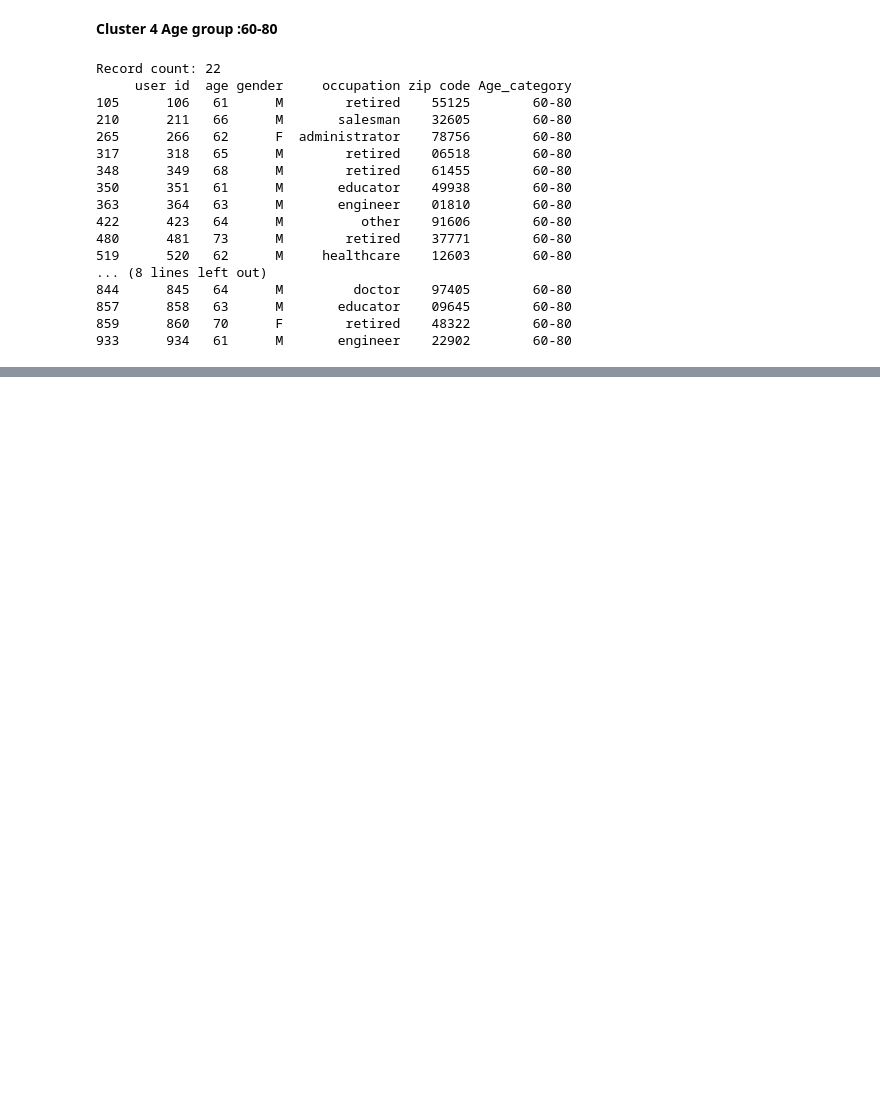
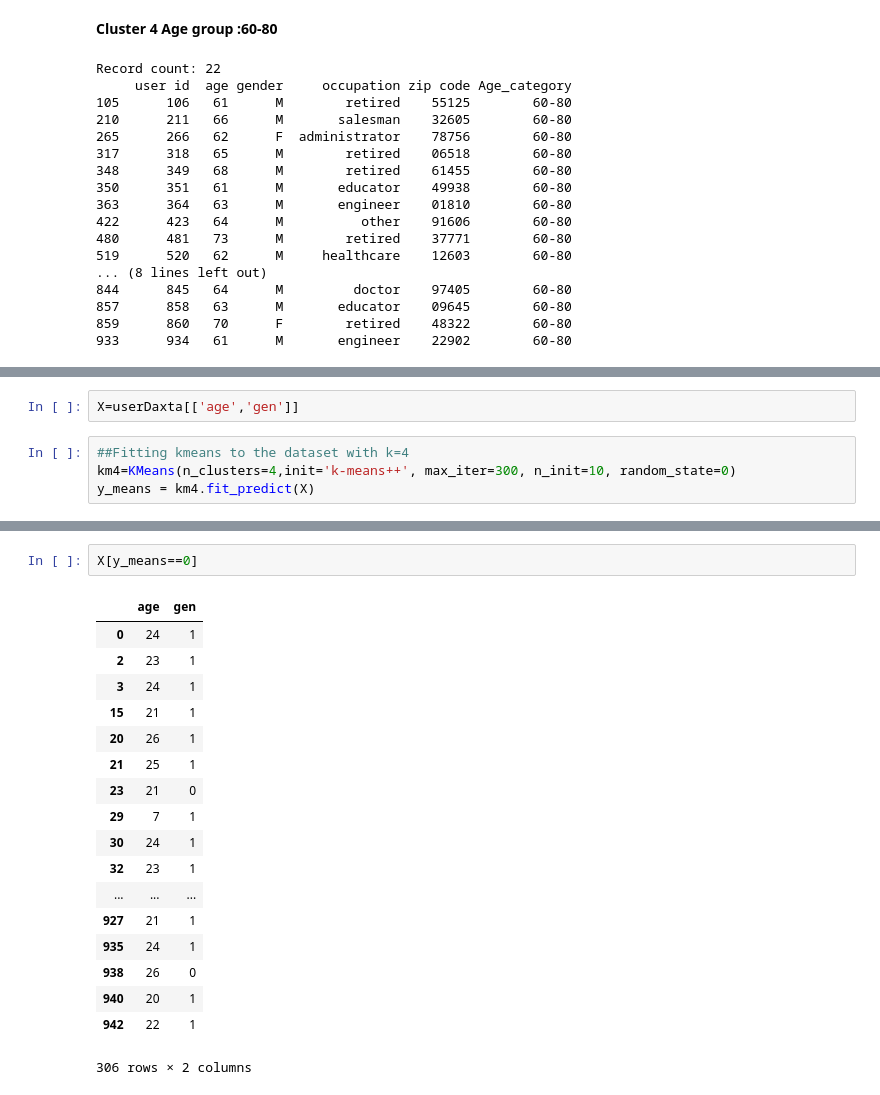
Before and after one commit to raghasri-raghavan/Recommendation-System, a Jupyter notebook: Untitled.ipynb, the cells around one changed output, grey strips where cells are left out. Drawn from its saved outputs; the diff is of its cells as text; blank space fills up the shorter version.

```diff
--- a/Untitled.ipynb
+++ b/Untitled.ipynb
@@ -367,0 +605,6 @@ Record count: 22
+# %%
+X=userDaxta[['age','gen']]
+# %%
+##Fitting kmeans to the dataset with k=4
+km4=KMeans(n_clusters=4,init='k-means++', max_iter=300, n_init=10, random_state=0)
+y_means = km4.fit_predict(X)
@@ -367,0 +633,21 @@ Record count: 22
+# %%
+X[y_means==0]
+# %% [output]
+|  | age | gen |
+| 0 | 24 | 1 |
+| 2 | 23 | 1 |
+| 3 | 24 | 1 |
+| 15 | 21 | 1 |
+| 20 | 26 | 1 |
+| 21 | 25 | 1 |
+| 23 | 21 | 0 |
+| 29 | 7 | 1 |
+| 30 | 24 | 1 |
+| 32 | 23 | 1 |
+| ... | ... | ... |
+| 927 | 21 | 1 |
+| 935 | 24 | 1 |
+| 938 | 26 | 0 |
+| 940 | 20 | 1 |
+| 942 | 22 | 1 |
+306 rows × 2 columns
```
Also changed, not shown: parts of 19 cells of this notebook.
